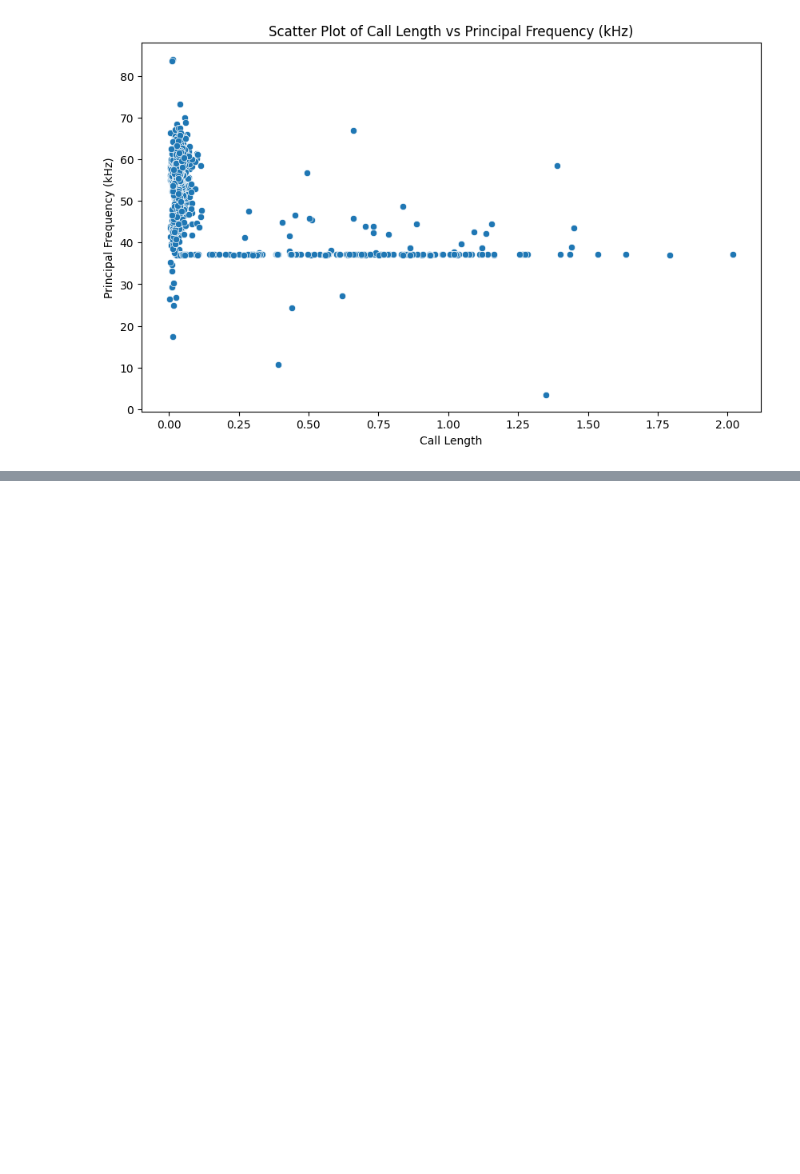
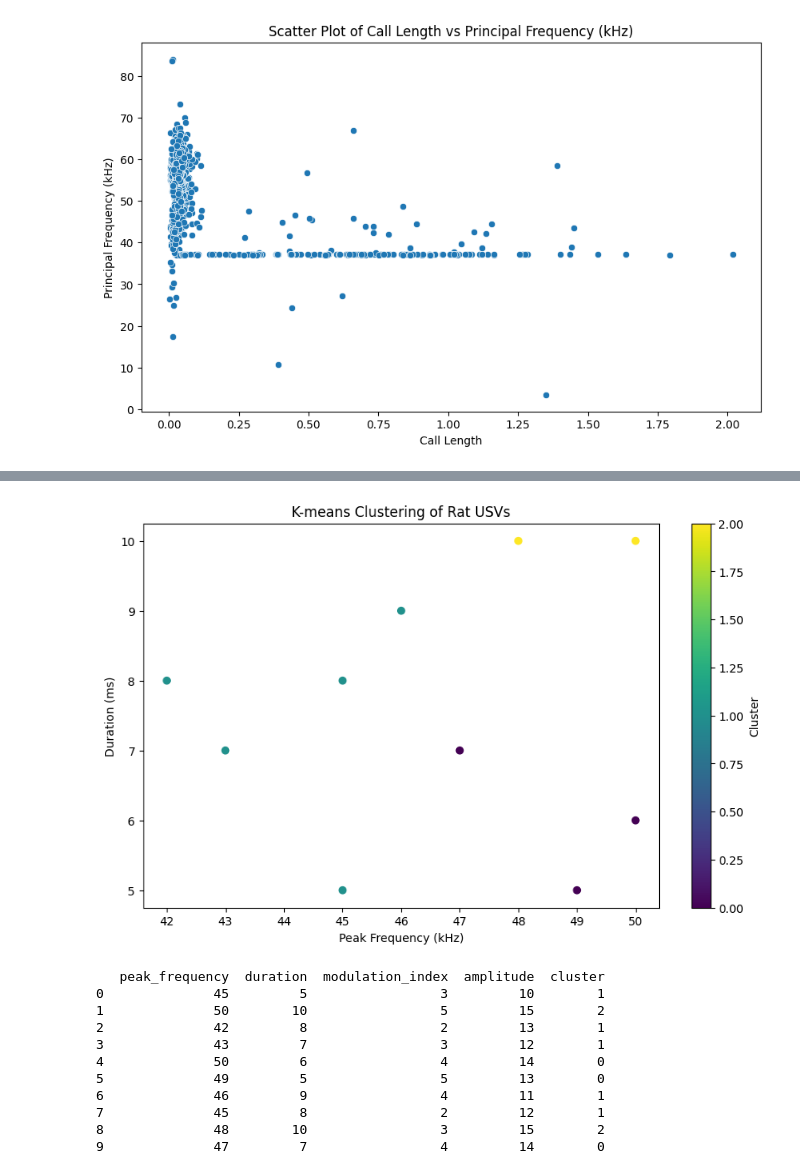
Before and after one commit to johnbwalkey/hold, a Jupyter notebook: JW_Analyzing_USV.ipynb, the cells around one changed output, grey strips where cells are left out. Drawn from its saved outputs; the diff is of its cells as text; code cells hidden in the pictures; blank space fills up the shorter version.

```diff
--- a/JW_Analyzing_USV.ipynb
+++ b/JW_Analyzing_USV.ipynb
@@ -58,0 +107,53 @@ plt.show()
+# %%
+import numpy as np
+import pandas as pd
+import matplotlib.pyplot as plt
+from sklearn.cluster import KMeans
+from sklearn.preprocessing import StandardScaler
+
+# Sample data: columns represent features like frequency, duration, modulation patterns, etc.
+data = {
+    'peak_frequency': [45, 50, 42, 43, 50, 49, 46, 45, 48, 47],
+    'duration': [5, 10, 8, 7, 6, 5, 9, 8, 10, 7],
+    'modulation_index': [3, 5, 2, 3, 4, 5, 4, 2, 3, 4],
+    'amplitude': [10, 15, 13, 12, 14, 13, 11, 12, 15, 14]
+}
+
+# Create a DataFrame
+df = pd.DataFrame(data)
+
+# Standardize the data
+scaler = StandardScaler()
+scaled_data = scaler.fit_transform(df)
+
+# Apply k-means clustering
+kmeans = KMeans(n_clusters=3, random_state=0)
+clusters = kmeans.fit_predict(scaled_data)
+
+# Add cluster labels to the DataFrame
+df['cluster'] = clusters
+
+# Plot the clusters
+plt.figure(figsize=(10, 6))
+plt.scatter(df['peak_frequency'], df['duration'], c=df['cluster'], cmap='viridis', marker='o')
+plt.title('K-means Clustering of Rat USVs')
+plt.xlabel('Peak Frequency (kHz)')
+plt.ylabel('Duration (ms)')
+plt.colorbar(label='Cluster')
+plt.show()
+
+# Display the DataFrame with cluster labels
+print(df)
+# %% [output]
+[figure, added]
+   peak_frequency  duration  modulation_index  amplitude  cluster
+0              45         5                 3         10        1
+1              50        10                 5         15        2
+2              42         8                 2         13        1
+3              43         7                 3         12        1
+4              50         6                 4         14        0
+5              49         5                 5         13        0
+6              46         9                 4         11        1
+7              45         8                 2         12        1
+8              48        10                 3         15        2
+9              47         7                 4         14        0
```
Also changed, not shown: parts of 9 cells of this notebook, 1 other file.
